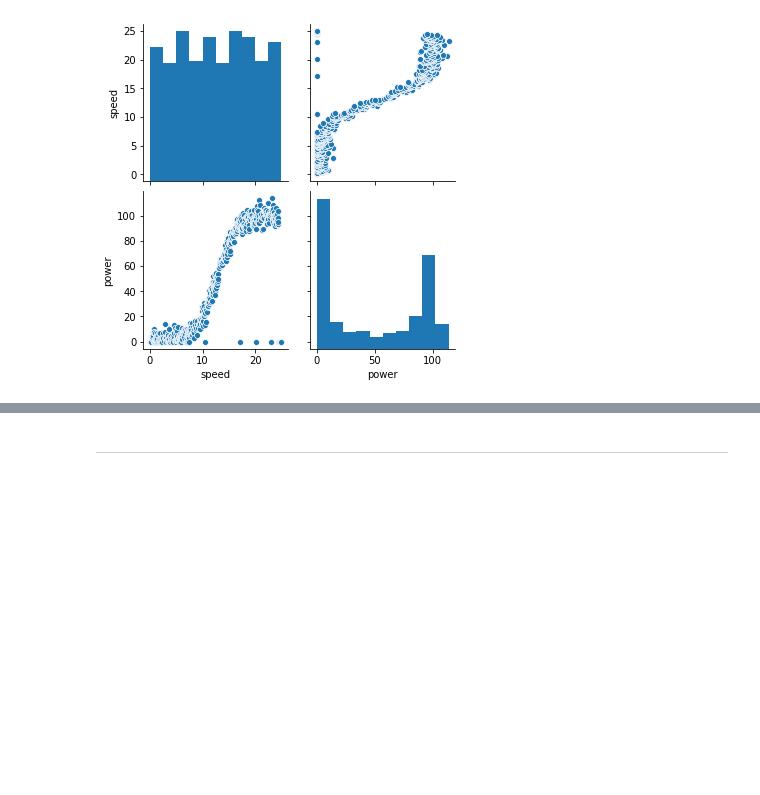
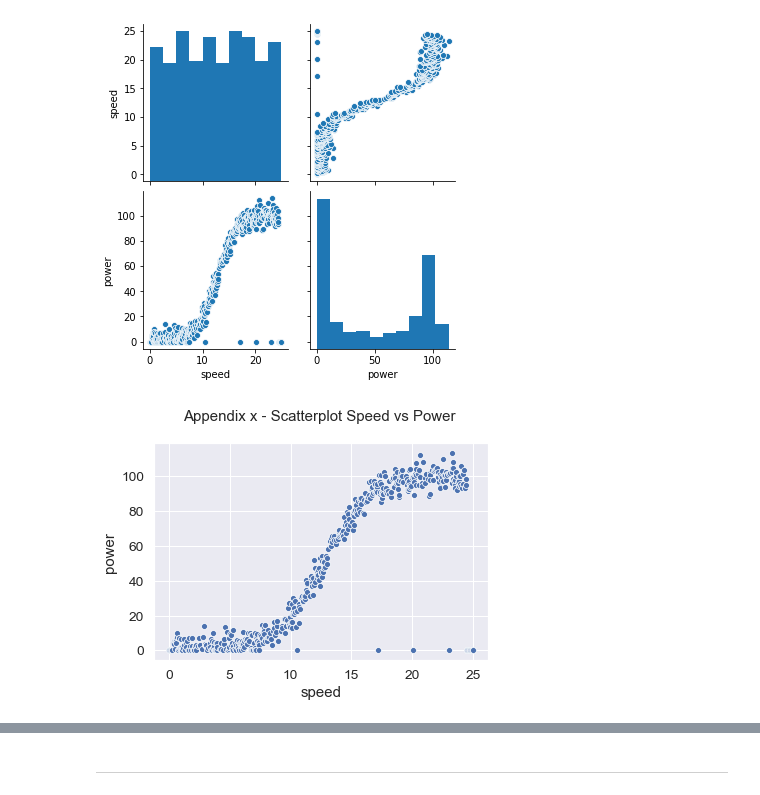
Before and after one commit to Fiona-600/Data-Analytics-2020-Project, a Jupyter notebook: Fundamentals Project 2020.ipynb, the cells around one changed output, grey strips where cells are left out. Cells and saved outputs as stored; diff of their text form; code cells hidden in the pictures; blank space fills up the shorter version.

```diff
--- a/Fundamentals Project 2020.ipynb
+++ b/Fundamentals Project 2020.ipynb
@@ -90,2 +123,15 @@ sns.pairplot (df);
 # %% [output]
 [figure]
+# %%
+print("")
+sns.set (style = "whitegrid", palette ='Set1')
+sns.set_style ("ticks")
+sns.set(font_scale = 1.25)
+ax = sns.scatterplot (x = "speed", y ="power", data = df)
+ax.set_title ("Appendix x - Scatterplot Speed vs Power \n" , fontsize = 15)
+a4_dims = (11.7, 8.27)
+fig, ax = sns.figsize = a4_dims
+plt.show()
+print ("")
+# %% [output]
+[figure, added]
```
Also changed, not shown: parts of 23 cells of this notebook.
